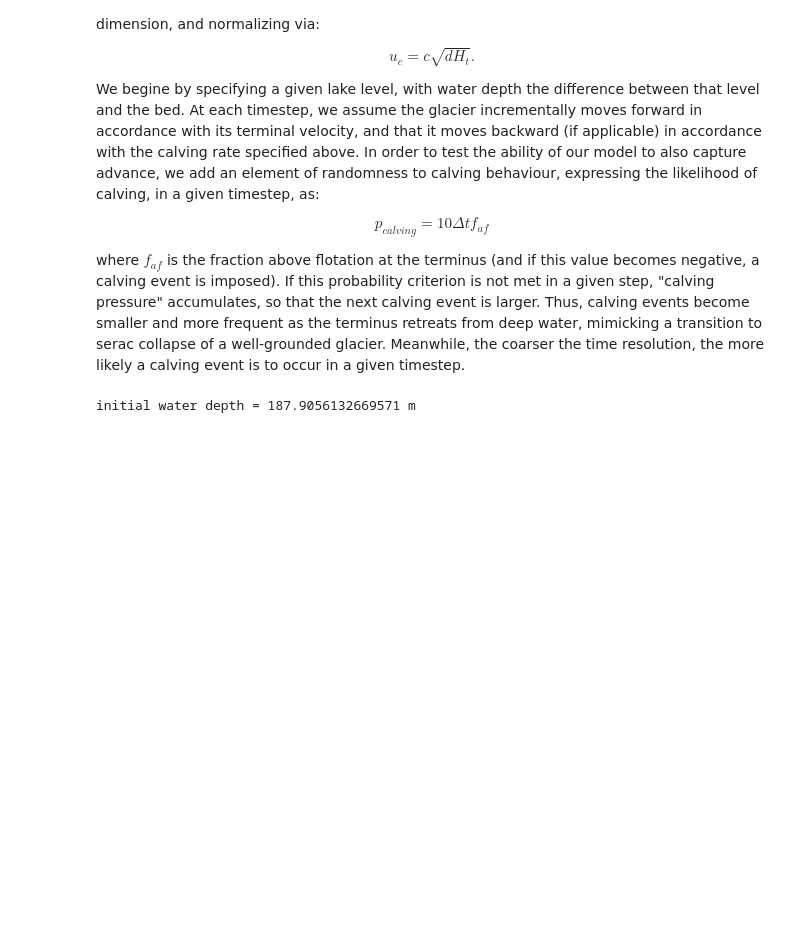
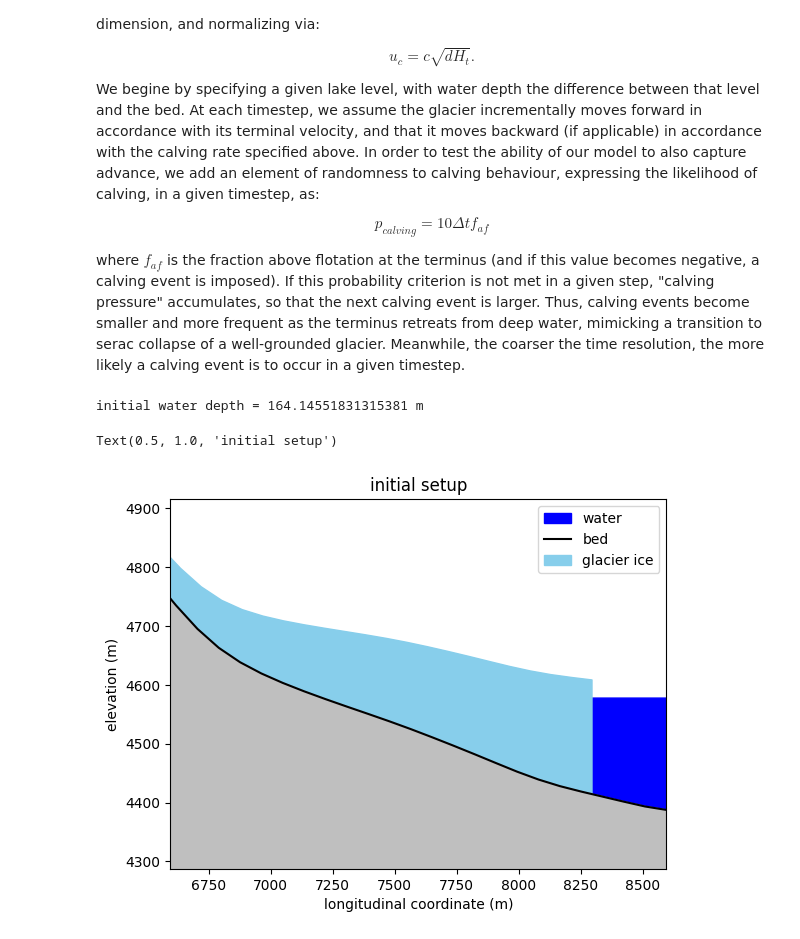
Before and after one commit to chrismiele/glimmer, a Jupyter notebook: 1D_modelling/SIA_calving_model.ipynb, the cells around one changed output. Cells and saved outputs as stored; diff of their text form; code cells hidden in the pictures; blank space fills up the shorter version.

```diff
--- a/1D_modelling/SIA_calving_model.ipynb
+++ b/1D_modelling/SIA_calving_model.ipynb
@@ -127,13 +124,13 @@ num_timesteps = int((end_year - start_year)/Δt)
 # %% [markdown]
 ## Initialize reference surfaces
 # %%
-s_1 = dem.data.copy(deepcopy = True)
+s_1 = dem.copy(deepcopy = True)
 s_1.year = dem_year
 
 s_0 = Function(Q).project(s_1 - dHdt_smoothed*(dem_year - start_year))
 s_0.year = start_year
 
-s_2 = Function(Q).project(dem.data + dHdt_smoothed*(end_year - dem_year))
+s_2 = Function(Q).project(dem + dHdt_smoothed*(end_year - dem_year))
 s_2.year = end_year
 
 u = Function(Q).project(Constant(0))
@@ -143,13 +140,13 @@ u = Function(Q).project(Constant(0))
 SMB data consist of single glacier-averaged values at each timestep. The inversion performs poorly with data this coarse. We can create slightly more realistic data by assuming that SMB varies with elevation via some lapse rate, and we construct a spatially variable SMB field whose spatial average is the appropriate value. The lapse rate is chosen so that the spread in SMB values is similar to the spread in the observed thinning rate.
 # %%
 df = pd.read_csv(smb_path)
-row = df.loc[df["RGIId"] == f'RGI60-{rgiid_6}']
+row = df.loc[df['RGIId'] == f'RGI60-{rgiid_6}']
 
-dem_adjusted = Function(Q).project(dem.data - dem.last_nonzero_value) #shift DEM so that the glacier front is at 0
+dem_adjusted = Function(Q).project(dem - dem.at(x_t, tolerance = 1e-10)) #shift DEM so that the glacier front is at 0
 lapse_rate = 0.003 #obtained by trial and error
 
 smb_expr = lapse_rate*dem_adjusted #SMB is of the form smb = a*elevation + b, where a is the lapse rate and b is to be determined
-temp_mean = assemble(smb_expr*dx)/mesh.glacier_length #the spatial mean of the expression smb = a*elevation + 0, which will need correcting
+temp_mean = assemble(smb_expr*dx)/mesh.length #the spatial mean of the expression smb = a*elevation + 0, which will need correcting
 
 smb_dict = {} #list of glacier-wide specific SMB values (one per year)
 for step in range(num_timesteps):
@@ -195,11 +192,10 @@ $$p_{calving} = 10\Delta t f_{af}$$
 where $f_{af}$ is the fraction above flotation at the terminus (and if this value becomes negative, a calving event is imposed). If this probability criterion is not met in a given step, "calving pressure" accumulates, so that the next calving event is larger. Thus, calving events become smaller and more frequent as the terminus retreats from deep water, mimicking a transition to serac collapse of a well-grounded glacier. Meanwhile, the coarser the time resolution, the more likely a calving event is to occur in a given timestep.
 # %%
 mesh_0 = mesh
-mesh_1 = mesh
-mesh_2 = mesh
+Δx = -300 #start slightly back from the end of the domain to permit some advance, if applicable
+x_t = mesh.length + Δx #the adjusted terminus coordinate
 
-ΣΔx = -300 #start slightly back from the end of the domain to permit some advance, if applicable
-x_t = mesh.mesh_length + ΣΔx #the adjusted terminus coordinate
+mesh_1 = centerline_mesh(mesh = mesh_0, n_cells = n_cells, extra_length = Δx)
 
 s = surface_1.copy(deepcopy = True)
 bed_0 = inversion.bed
@@ -214,7 +210,7 @@ w = s.at(x_t) - freeboard #water level is defined by the freeboard at the termin
 d = Function(Q).project(w - bed)
 d = Function(Q).project(max_value(d, 0))
 a = Function(Q).project(smb_dict[surface_1.year + step*Δt])
-print(f'initial water depth = {d.at(mesh_1.mesh_length)} m')
+print(f'initial water depth = {d.at(mesh_1.length)} m')
 
 os.chdir(figures_path)
 calving_rates = []
@@ -223,8 +219,32 @@ fafs = []
 probabilities = []
 
 model_time = surface_2.year - surface_1.year
+
+x_1, x_2 = mesh_0.length - 2000, mesh_0.length
+y_1 = bed_0.at(mesh_0.length, tolerance = 1e-10) - 100
+y_2 = s.at(x_1, tolerance = 1e-10) + 100
 # %% [output]
-initial water depth = 187.9056132669571 m
+initial water depth = 164.14551831315381 m
+# %%
+bed_array = np.array(bed.at(mesh_1.X, tolerance = 1e-10))
+s_array = np.array(s.at(mesh_1.X, tolerance = 1e-10))
+water_mask = (w > bed0_array) # & (mesh_0.X > x_t)
+
+plt.figure()
+plt.fill_between(mesh_0.X, bed0_array, w, color = 'blue', where = water_mask, label = 'water')
+plt.plot(mesh_0.X, bed_0.at(mesh_0.X, tolerance = 1e-10), color = 'k', label = 'bed')
+plt.fill_between(mesh_1.X, bed_array, s_array, color = 'skyblue', label = 'glacier ice')
+plt.fill_between(mesh_0.X, y_1, bed0_array, color = '0.75')
+plt.legend(loc = 'upper right')
+plt.xlabel('longitudinal coordinate (m)')
+plt.ylabel('elevation (m)')
+plt.xlim(x_1, x_2)
+plt.ylim(y_1, y_2)
+plt.title('initial setup')
+# plt.grid()
+# %% [output]
+Text(0.5, 1.0, 'initial setup')
+[figure, added]
 # %%
 num_timesteps = int(model_time/Δt)
 calving_pressure = 0
```
Also changed, not shown: parts of 4 cells of this notebook.
